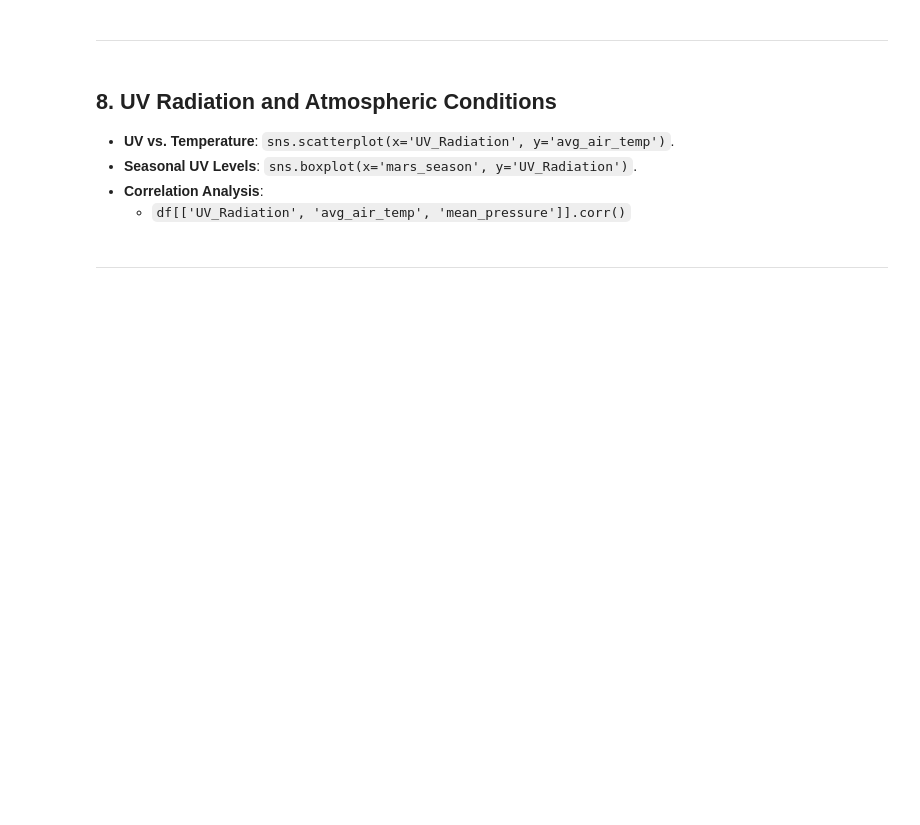
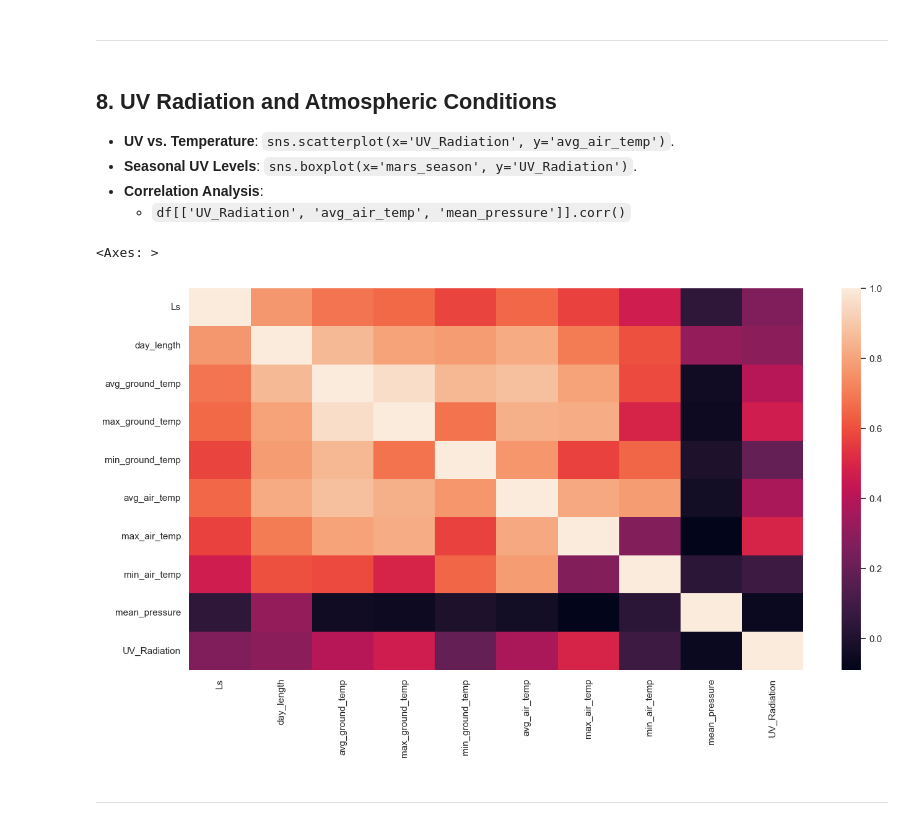
Before and after one commit to TristanPetersDS/Martian-Weather-Analysis, a Jupyter notebook: Notebooks/EDA.ipynb, the cells around one changed output. Saved outputs shown, nothing was run; the diff lists cells and outputs as text; code cells hidden in the pictures; blank space fills up the shorter version.

```diff
--- a/Notebooks/EDA.ipynb
+++ b/Notebooks/EDA.ipynb
@@ -166,6 +285,11 @@ ValueError: could not convert string to float: '2012-08-07'
 - **Seasonal UV Levels**: `sns.boxplot(x='mars_season', y='UV_Radiation')`.
 - **Correlation Analysis**:
   - `df[['UV_Radiation', 'avg_air_temp', 'mean_pressure']].corr()`
+# %%
+sns.heatmap(mars_df[features].corr())
+# %% [output]
+<Axes: >
+[figure, added]
 # %% [markdown]
 ---
 # %% [markdown]
```
Also changed, not shown: parts of 7 cells of this notebook.
